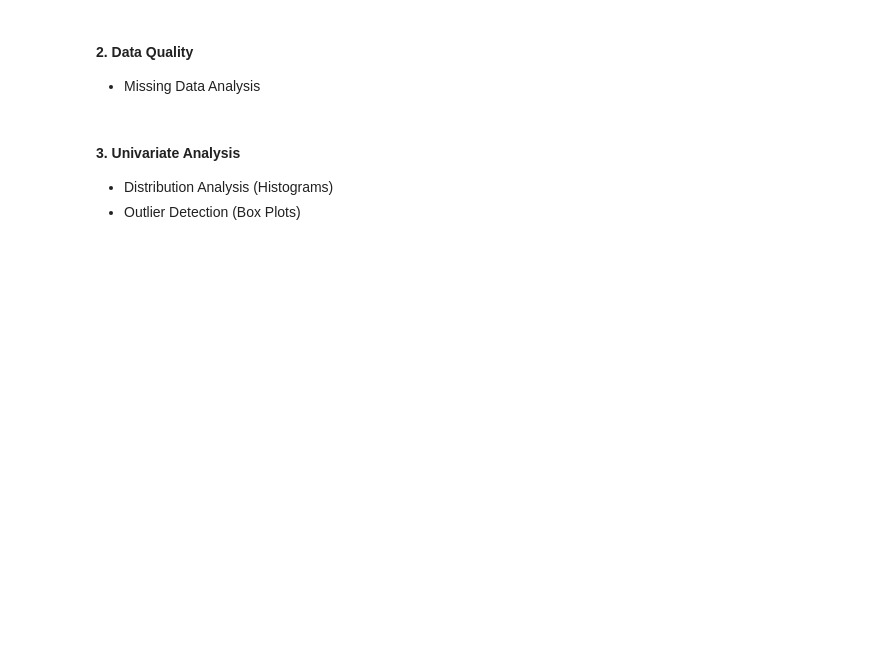
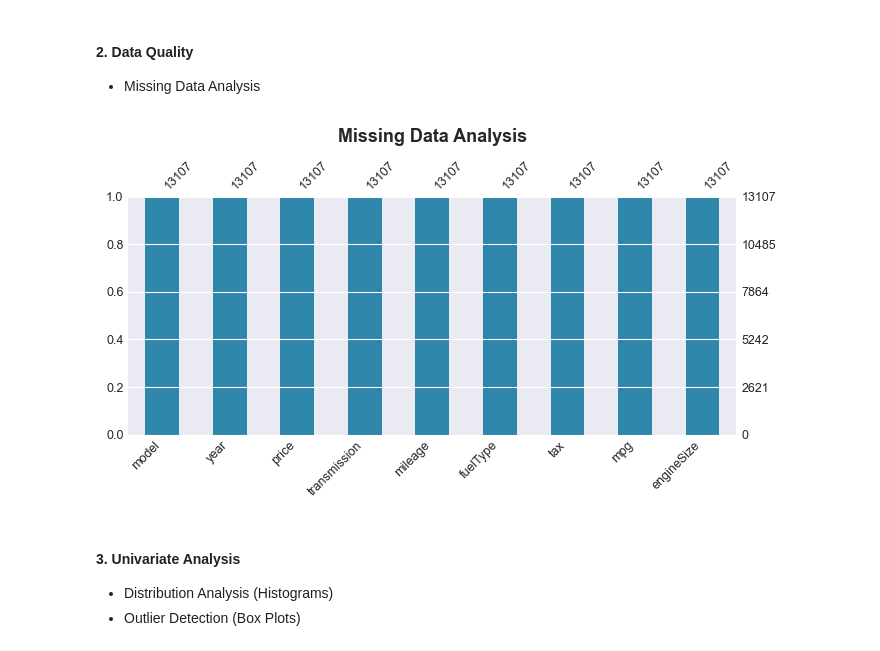
Before and after one commit to ashleysoffian/usecase, a Jupyter notebook: src/regression.ipynb, the cells around one changed output. Cells and saved outputs as stored; diff of their text form; code cells hidden in the pictures; blank space fills up the shorter version.

```diff
--- a/src/regression.ipynb
+++ b/src/regression.ipynb
@@ -57,6 +61,11 @@ df.describe()
 # %% [markdown]
 #### 2. Data Quality
 - Missing Data Analysis
+# %%
+fig = EA.missing_plot(df)
+fig.show()
+# %% [output]
+[figure, added]
 # %% [markdown]
 #### 3. Univariate Analysis
 - Distribution Analysis (Histograms)
```
Also changed, not shown: parts of 5 cells of this notebook, 1 other file.
